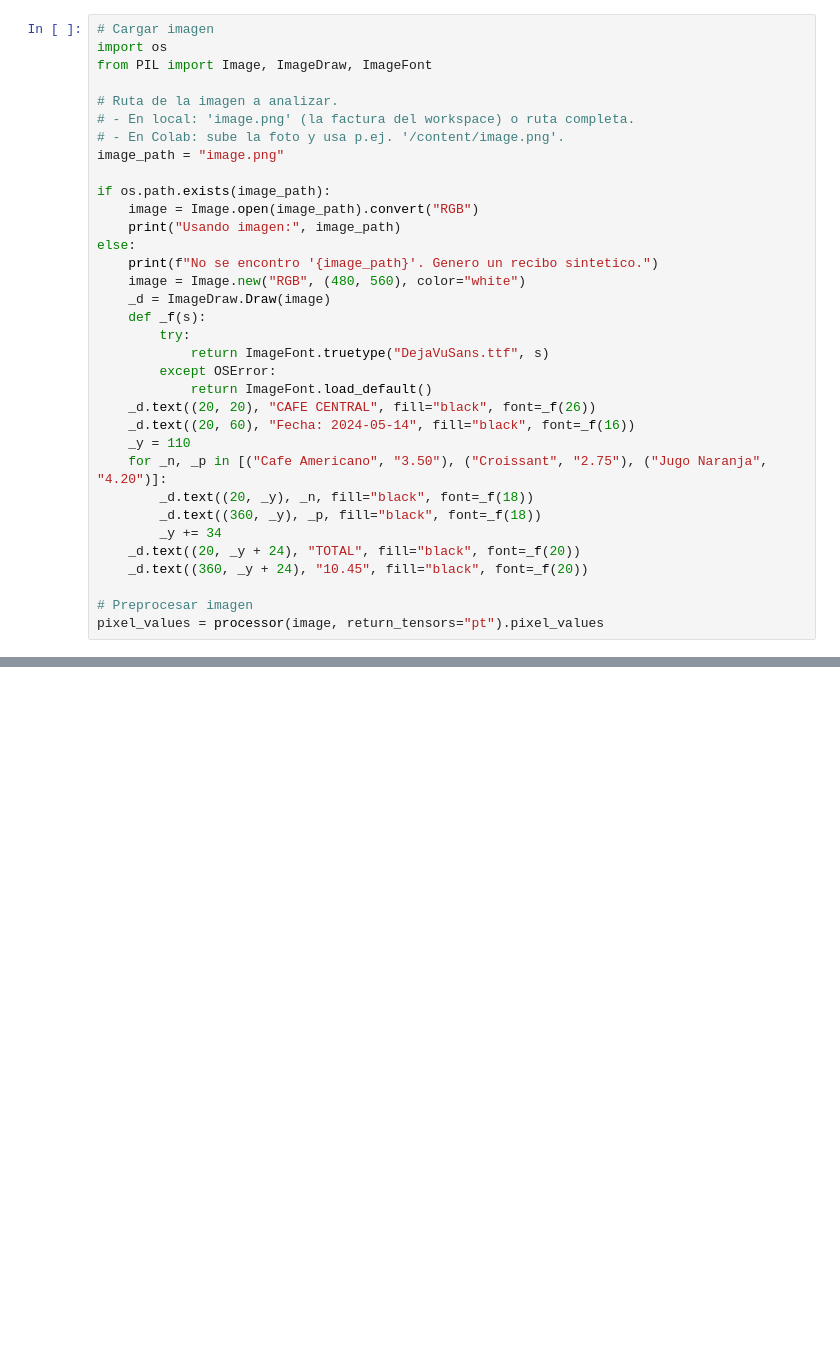
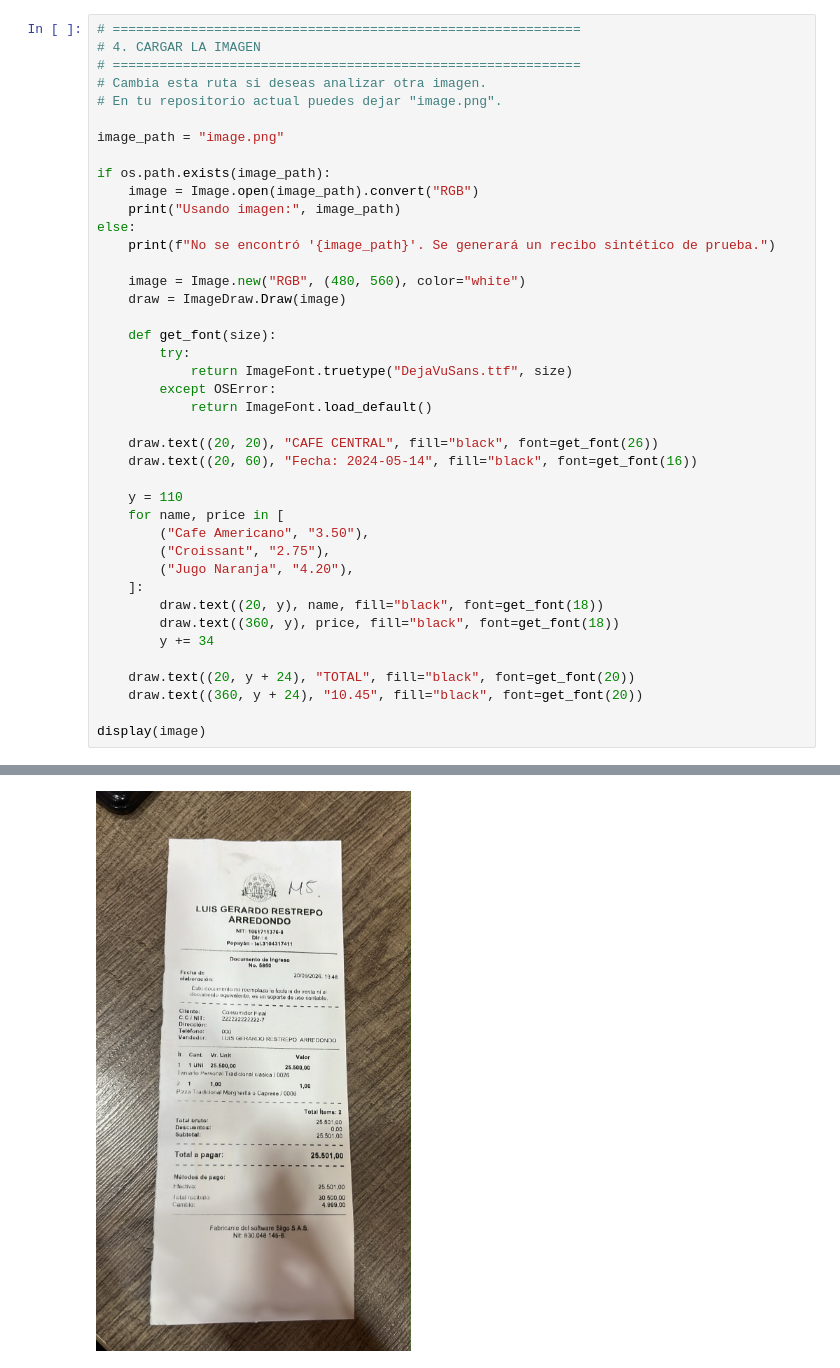
Before and after one commit to SergioPantoja97/donut-document-understanding, a Jupyter notebook: Ejemplo_de_implementacion_Donut.ipynb, the cells around one changed output, grey strips where cells are left out. Cells and saved outputs as stored; diff of their text form; blank space fills up the shorter version.

Commit message:
factura con json estrucutado

```diff
--- a/Ejemplo_de_implementacion_Donut.ipynb
+++ b/Ejemplo_de_implementacion_Donut.ipynb
@@ -16,34 +86,42 @@ model = VisionEncoderDecoderModel.from_pretrained(model_name)
 # %%
-# Cargar imagen
-import os
-from PIL import Image, ImageDraw, ImageFont
+# ============================================================
+# 4. CARGAR LA IMAGEN
+# ============================================================
+# Cambia esta ruta si deseas analizar otra imagen.
+# En tu repositorio actual puedes dejar "image.png".
 
-# Ruta de la imagen a analizar.
-# - En local: 'image.png' (la factura del workspace) o ruta completa.
-# - En Colab: sube la foto y usa p.ej. '/content/image.png'.
 image_path = "image.png"
 
 if os.path.exists(image_path):
     image = Image.open(image_path).convert("RGB")
     print("Usando imagen:", image_path)
 else:
-    print(f"No se encontro '{image_path}'. Genero un recibo sintetico.")
+    print(f"No se encontró '{image_path}'. Se generará un recibo sintético de prueba.")
+
     image = Image.new("RGB", (480, 560), color="white")
-    _d = ImageDraw.Draw(image)
-    def _f(s):
+    draw = ImageDraw.Draw(image)
+
+    def get_font(size):
         try:
-            return ImageFont.truetype("DejaVuSans.ttf", s)
+            return ImageFont.truetype("DejaVuSans.ttf", size)
         except OSError:
             return ImageFont.load_default()
-    _d.text((20, 20), "CAFE CENTRAL", fill="black", font=_f(26))
-    _d.text((20, 60), "Fecha: 2024-05-14", fill="black", font=_f(16))
-    _y = 110
-    for _n, _p in [("Cafe Americano", "3.50"), ("Croissant", "2.75"), ("Jugo Naranja", "4.20")]:
-        _d.text((20, _y), _n, fill="black", font=_f(18))
-        _d.text((360, _y), _p, fill="black", font=_f(18))
-        _y += 34
-    _d.text((20, _y + 24), "TOTAL", fill="black", font=_f(20))
-    _d.text((360, _y + 24), "10.45", fill="black", font=_f(20))
 
-# Preprocesar imagen
-pixel_values = processor(image, return_tensors="pt").pixel_values
+    draw.text((20, 20), "CAFE CENTRAL", fill="black", font=get_font(26))
+    draw.text((20, 60), "Fecha: 2024-05-14", fill="black", font=get_font(16))
+
+    y = 110
+    for name, price in [
+        ("Cafe Americano", "3.50"),
+        ("Croissant", "2.75"),
+        ("Jugo Naranja", "4.20"),
+    ]:
+        draw.text((20, y), name, fill="black", font=get_font(18))
+        draw.text((360, y), price, fill="black", font=get_font(18))
+        y += 34
+
+    draw.text((20, y + 24), "TOTAL", fill="black", font=get_font(20))
+    draw.text((360, y + 24), "10.45", fill="black", font=get_font(20))
+
+display(image)
+# %% [output]
@@ -49,0 +129 @@ pixel_values = processor(image, return_tensors="pt").pixel_values
+[figure, added]
```
Also changed, not shown: parts of 12 cells of this notebook, 3 other files.
